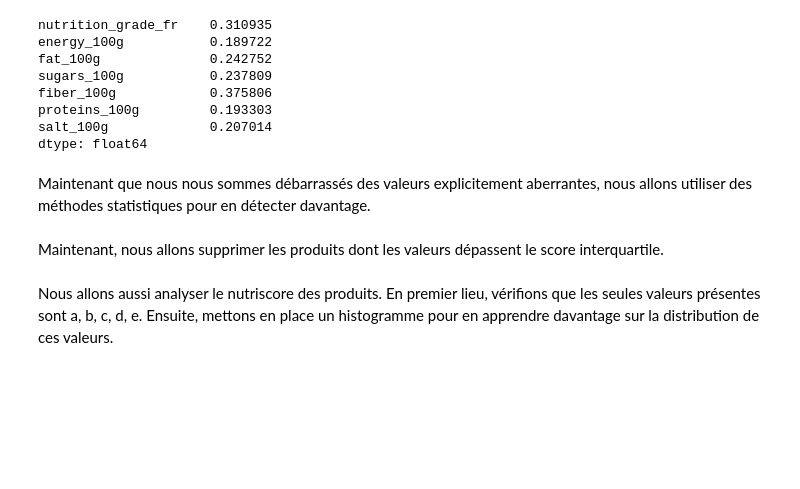
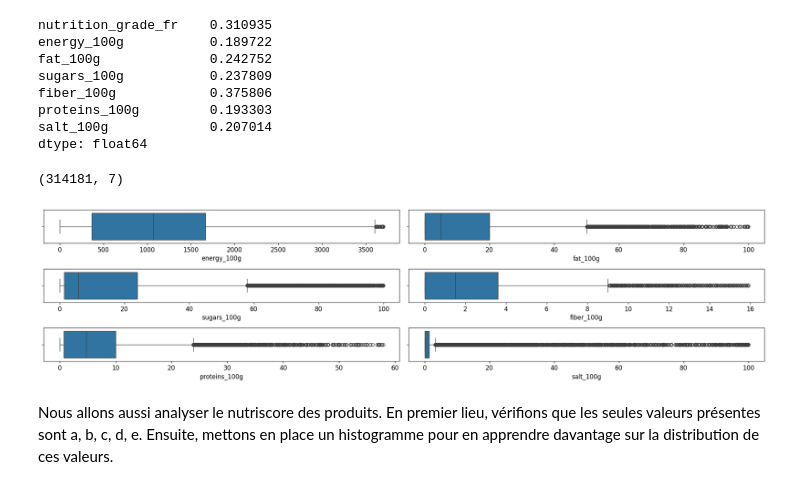
Before and after one commit to tdechanet/IAEngP3, a Jupyter notebook: analyze.ipynb, the cells around one changed output. Drawn from its saved outputs; the diff is of its cells as text; code cells hidden in the pictures; blank space fills up the shorter version.

```diff
--- a/analyze.ipynb
+++ b/analyze.ipynb
@@ -172,5 +172,3 @@ fiber_100g            0.375806
 proteins_100g         0.193303
 salt_100g             0.207014
 dtype: float64
-# %% [markdown]
-Maintenant que nous nous sommes débarrassés des valeurs explicitement aberrantes, nous allons utiliser des méthodes statistiques pour en détecter davantage.
@@ -188,17 +175,15 @@ Maintenant que nous nous sommes débarrassés des valeurs explicitement aberrant
-# %% [markdown]
-Maintenant, nous allons supprimer les produits dont les valeurs dépassent le score interquartile.
 # %%
-# for value in iqr_scores_df.index:
-#     df = df.loc[df[value] <= iqr_scores_df.loc[value, "IQR scores"]]
+fig, ax = plt.subplots(3, 2, figsize=(20,5))
+ax = ax.flatten()
 
+for i, value in enumerate(nutritive_values[0:len(nutritive_values)]):
+    sns.boxplot(data=df, x=value, ax=ax[i])
 
-# fig, ax = plt.subplots(3, 2, figsize=(20,5))
-# ax = ax.flatten()
-
-# for i, value in enumerate(nutritive_values[0:len(nutritive_values)]):
-#     sns.boxplot(data=df, x=value, ax=ax[i])
-# plt.tight_layout()
-# print(df.shape)
+plt.tight_layout()
+print(df.shape)
+# %% [output]
+(314181, 7)
+[figure, added]
 # %% [markdown]
 Nous allons aussi analyser le nutriscore des produits. En premier lieu, vérifions que les seules valeurs présentes sont a, b, c, d, e. Ensuite, mettons en place un histogramme pour en apprendre davantage sur la distribution de ces valeurs.
 # %%
```
Also changed, not shown: parts of 14 cells of this notebook.
